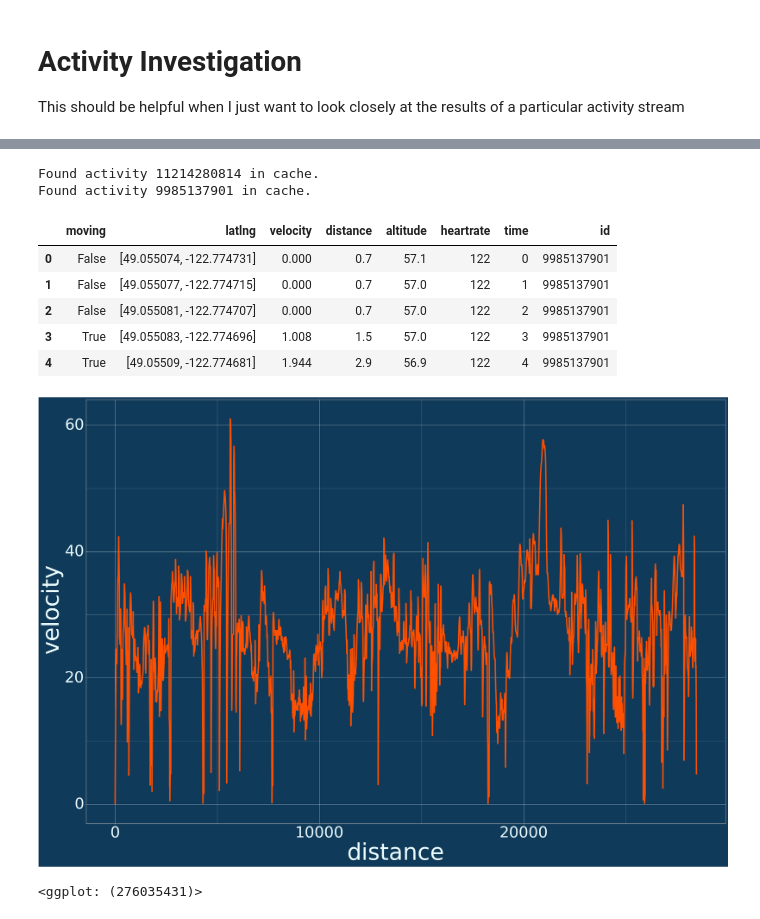
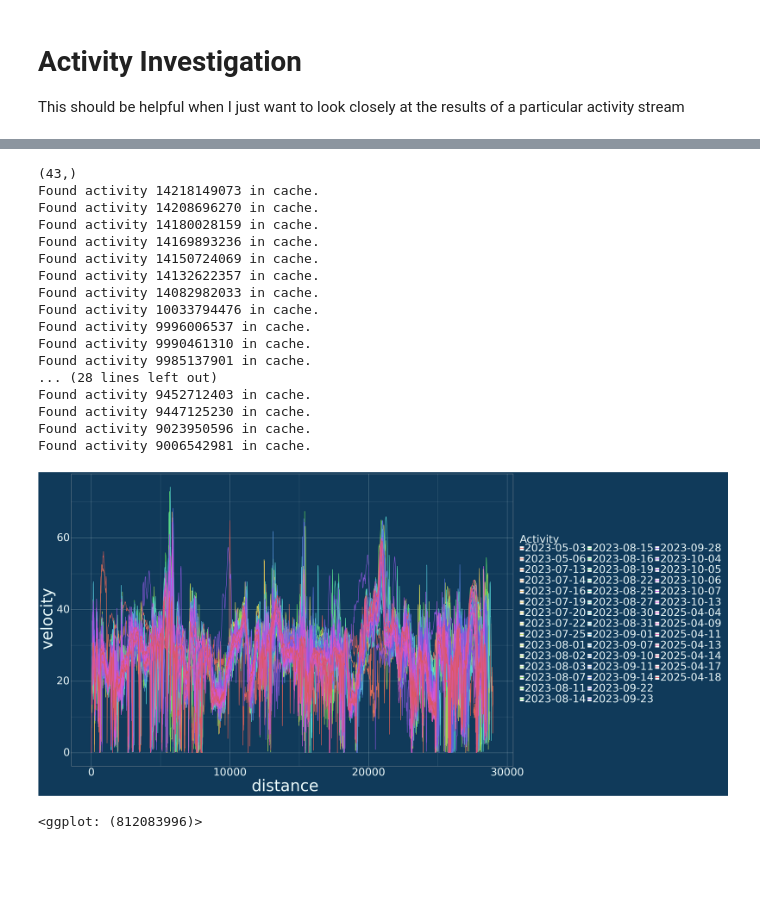
Before and after one commit to NWNHT/StravaPlotting, a Jupyter notebook: src/activity_view.ipynb, the cells around one changed output, grey strips where cells are left out. Cells and saved outputs as stored; diff of their text form; code cells hidden in the pictures; blank space fills up the shorter version.

```diff
--- a/src/activity_view.ipynb
+++ b/src/activity_view.ipynb
@@ -60,5 +59,6 @@ Beginning request of activities...
 # %%
 # Find the activity of interest
-activities.query('year == 2025 & distance < 35000')
+white_rock_route_activities = activities.query('year in [2023, 2025] & distance > 28000 & distance < 29000')
+white_rock_route_activities
 # %% [output]
 |  | id | name | distance | moving_time | elapsed_time | total_elevation_gain | elev_high | elev_low | ... |
@@ -66,24 +81,49 @@ activities.query('year == 2025 & distance < 35000')
-# %%
-# Get the stream of the activity
-stream_bad = get_clean_stream(activities, datetime.date(2024, 3, 15), cache)
-stream_good = get_clean_stream(activities, datetime.date(2023, 10, 5), cache)
-stream_good.head()
-# %% [output]
-Found activity 11214280814 in cache.
-Found activity 9985137901 in cache.
-|  | moving | latlng | velocity | distance | altitude | heartrate | time | id |
-| 0 | False | [49.055074, -122.774731] | 0.000 | 0.7 | 57.1 | 122 | 0 | 9985137901 |
-| 1 | False | [49.055077, -122.774715] | 0.000 | 0.7 | 57.0 | 122 | 1 | 9985137901 |
-| 2 | False | [49.055081, -122.774707] | 0.000 | 0.7 | 57.0 | 122 | 2 | 9985137901 |
-| 3 | True | [49.055083, -122.774696] | 1.008 | 1.5 | 57.0 | 122 | 3 | 9985137901 |
-| 4 | True | [49.05509, -122.774681] | 1.944 | 2.9 | 56.9 | 122 | 4 | 9985137901 |
+# %%
+# Manual selection of dates
+activity_dates = [(2025, 4, 4), (2025, 4, 9), (2025, 4, 11), (2025, 4, 13), (2025, 4, 17), (2025, 4, 18)]
+activity_dates = [datetime.date(*d) for d in activity_dates]
+
+# Selection by Distance
+activity_dates = white_rock_route_activities.start_date_local.apply(lambda x: x.date())
+print(activity_dates.shape)
+activity_streams = []
+for ad in activity_dates:
+    stream_df = get_clean_stream(activities, ad, cache)
+    stream_df['ad'] = ad
+    activity_streams.append(stream_df)
+
+activity_streams_df = pd.concat(activity_streams)
+# %% [output]
+(43,)
+Found activity 14218149073 in cache.
+Found activity 14208696270 in cache.
+Found activity 14180028159 in cache.
+Found activity 14169893236 in cache.
+Found activity 14150724069 in cache.
+Found activity 14132622357 in cache.
+Found activity 14082982033 in cache.
+Found activity 10033794476 in cache.
+Found activity 9996006537 in cache.
+Found activity 9990461310 in cache.
+Found activity 9985137901 in cache.
+... (28 lines left out)
+Found activity 9452712403 in cache.
+Found activity 9447125230 in cache.
+Found activity 9023950596 in cache.
+Found activity 9006542981 in cache.
 # %%
 pt.dark()
-(gg.ggplot(stream_good, gg.aes(x='distance', y='velocity'))
-    + gg.geom_line(colour='#ff4f00', size=2)
+# velocity, distance, altitude, heartrate, time
+(gg.ggplot(activity_streams_df, gg.aes(x='distance', y='velocity', colour='factor(ad)'))
+    + gg.geom_line(size=1)
     + gg.theme(figure_size=(14, 9))
+    # + gg.scale_x_continuous(limits=[13000, 22000])
     + pt.gg_theme()
+    + gg.theme(
+        legend_background=gg.element_rect(fill=pt.background),
     )
+    + gg.labs(colour='Activity')
+    )
 # %% [output]
-[figure, old version]
+[figure, new version]
-<ggplot: (276035431)>
+<ggplot: (812083996)>
```
Also changed, not shown: parts of 6 cells of this notebook.
